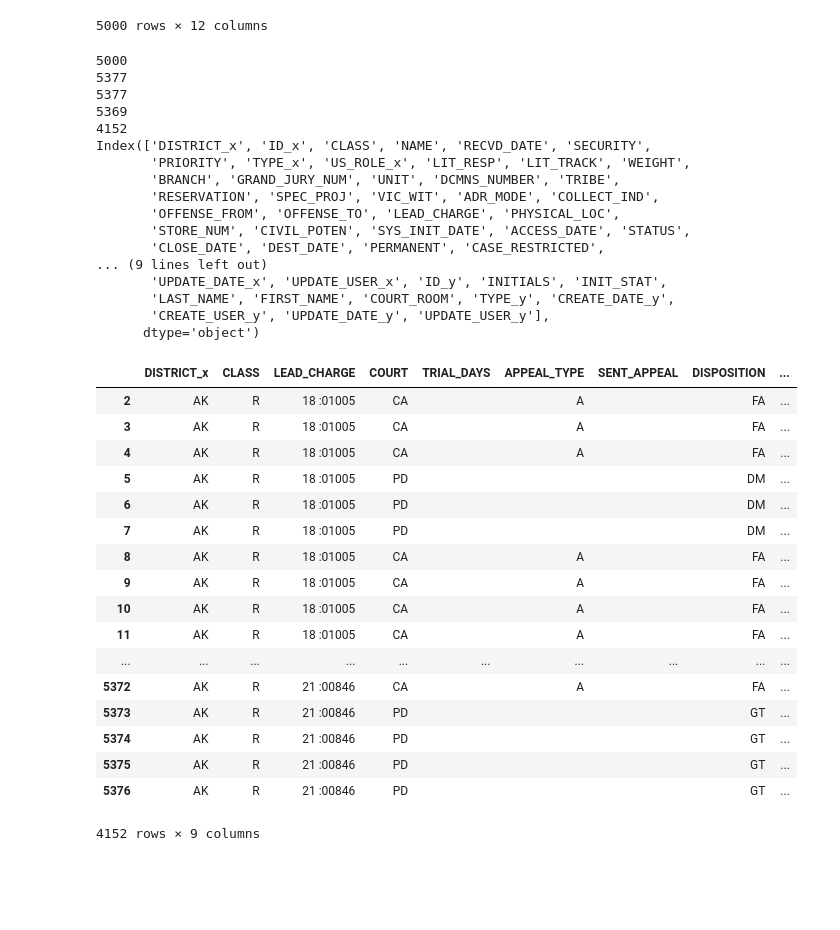
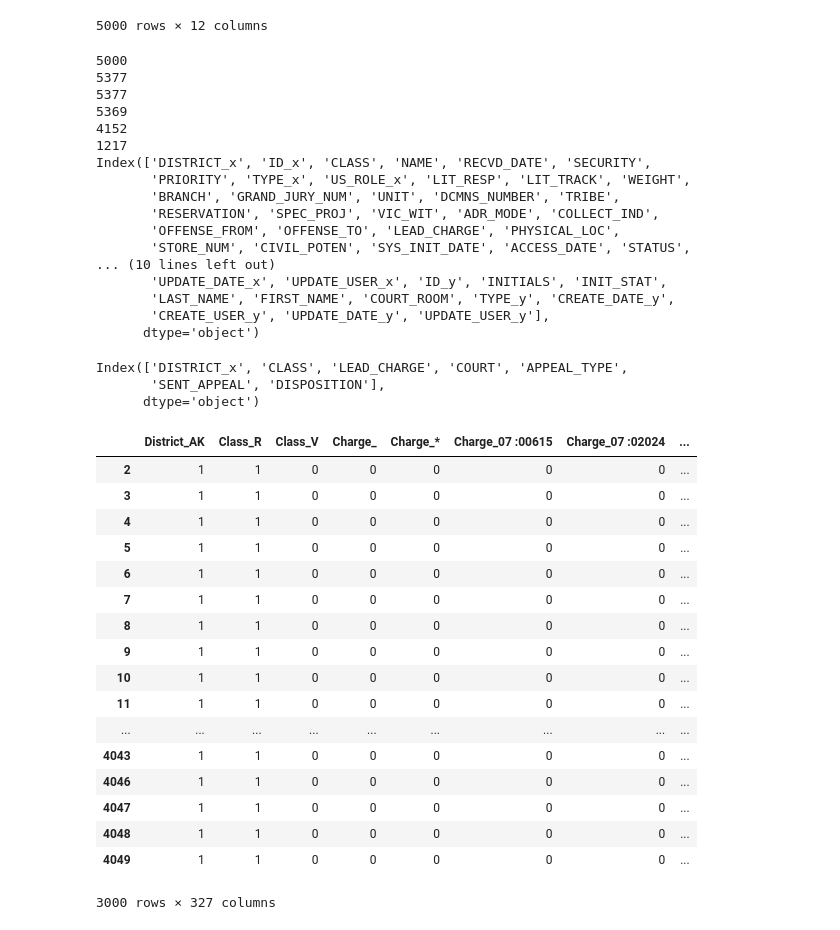
Before and after one commit to bgaudiosi/federal-prosecutors, a Jupyter notebook: project.ipynb, the cells around one changed output. Cells and saved outputs as stored; diff of their text form; code cells hidden in the pictures; blank space fills up the shorter version.

```diff
--- a/project.ipynb
+++ b/project.ipynb
@@ -66,7 +65,8 @@ withdisp_df = cases_hist_court_judge_df[cases_hist_court_judge_df.DISPOSITION !=
 print(len(withdisp_df))
 withdisp_reason_df = withdisp_df[withdisp_df.DISP_REASON1 != '']
 print(len(withdisp_reason_df))
-
+withoutdisp_reason_df = withdisp_df[withdisp_df.DISP_REASON1 == '']
+print(len(withoutdisp_reason_df))
 print(withdisp_reason_df.columns)
 # %% [output]
 5000
@@ -74,14 +74,14 @@ print(withdisp_reason_df.columns)
 5377
 5369
 4152
+1217
 Index(['DISTRICT_x', 'ID_x', 'CLASS', 'NAME', 'RECVD_DATE', 'SECURITY',
        'PRIORITY', 'TYPE_x', 'US_ROLE_x', 'LIT_RESP', 'LIT_TRACK', 'WEIGHT',
        'BRANCH', 'GRAND_JURY_NUM', 'UNIT', 'DCMNS_NUMBER', 'TRIBE',
        'RESERVATION', 'SPEC_PROJ', 'VIC_WIT', 'ADR_MODE', 'COLLECT_IND',
        'OFFENSE_FROM', 'OFFENSE_TO', 'LEAD_CHARGE', 'PHYSICAL_LOC',
        'STORE_NUM', 'CIVIL_POTEN', 'SYS_INIT_DATE', 'ACCESS_DATE', 'STATUS',
-       'CLOSE_DATE', 'DEST_DATE', 'PERMANENT', 'CASE_RESTRICTED',
-... (9 lines left out)
+... (10 lines left out)
        'UPDATE_DATE_x', 'UPDATE_USER_x', 'ID_y', 'INITIALS', 'INIT_STAT',
        'LAST_NAME', 'FIRST_NAME', 'COURT_ROOM', 'TYPE_y', 'CREATE_DATE_y',
        'CREATE_USER_y', 'UPDATE_DATE_y', 'UPDATE_USER_y'],
@@ -97,7 +97,7 @@ columns_to_drop = ['ID_x','NAME','RECVD_DATE','SECURITY','PRIORITY', 'TYPE_x', '
                    'CREATE_DATE_y', 'CREATE_USER_y', 'UPDATE_DATE_y','UPDATE_USER_y', 'DISTRICT', 'CRTHISID', 'ID_x', 'JUDGEID', \
                    'START_DATE', 'END_DATE', 'CREATE_DATE_x', 'CREATE_USER_x','UPDATE_DATE_x', 'UPDATE_USER_x', 'ID_y', 'INITIALS', \
                    'INIT_STAT','LAST_NAME', 'FIRST_NAME', 'COURT_ROOM', 'TYPE_y', 'CREATE_DATE_y','CREATE_USER_y', 'UPDATE_DATE_y','UPDATE_USER_y', \
-                   'CIVIL_POTEN','CASE_RESTRICTED','CRIMINAL_POTEN','TOT_VICTIMS']
+                   'CIVIL_POTEN','CASE_RESTRICTED','CRIMINAL_POTEN','TOT_VICTIMS','DECISION','TRIAL_DAYS']
 
 disp_reasons = ['VACA','VARM','RDAP','RDRR','REVA','REVR','OFPO','GWDA','DEPO','LECI','WKEV','WTPR']
 
@@ -112,23 +112,50 @@ for i in range(len(disp1)):
         misconduct.append(0)
 
 df_classify = withdisp_reason_df.drop(columns_to_drop, axis = 1)
-df_classify
+
+df_classify.columns
 # %% [output]
-|  | DISTRICT_x | CLASS | LEAD_CHARGE | COURT | TRIAL_DAYS | APPEAL_TYPE | SENT_APPEAL | DISPOSITION | ... |
-| 2 | AK | R | 18 :01005 | CA |  | A |  | FA | ... |
-| 3 | AK | R | 18 :01005 | CA |  | A |  | FA | ... |
-| 4 | AK | R | 18 :01005 | CA |  | A |  | FA | ... |
-| 5 | AK | R | 18 :01005 | PD |  |  |  | DM | ... |
-| 6 | AK | R | 18 :01005 | PD |  |  |  | DM | ... |
-| 7 | AK | R | 18 :01005 | PD |  |  |  | DM | ... |
-| 8 | AK | R | 18 :01005 | CA |  | A |  | FA | ... |
-| 9 | AK | R | 18 :01005 | CA |  | A |  | FA | ... |
-| 10 | AK | R | 18 :01005 | CA |  | A |  | FA | ... |
-| 11 | AK | R | 18 :01005 | CA |  | A |  | FA | ... |
-| ... | ... | ... | ... | ... | ... | ... | ... | ... | ... |
-| 5372 | AK | R | 21 :00846 | CA |  | A |  | FA | ... |
-| 5373 | AK | R | 21 :00846 | PD |  |  |  | GT | ... |
-| 5374 | AK | R | 21 :00846 | PD |  |  |  | GT | ... |
-| 5375 | AK | R | 21 :00846 | PD |  |  |  | GT | ... |
-| 5376 | AK | R | 21 :00846 | PD |  |  |  | GT | ... |
-4152 rows × 9 columns
+Index(['DISTRICT_x', 'CLASS', 'LEAD_CHARGE', 'COURT', 'APPEAL_TYPE',
+       'SENT_APPEAL', 'DISPOSITION'],
+      dtype='object')
+# %%
+df_district = pd.get_dummies(df_classify['DISTRICT_x'], prefix = 'District')
+df_class = pd.get_dummies(df_classify['CLASS'], prefix = 'Class')
+df_charge = pd.get_dummies(df_classify['LEAD_CHARGE'], prefix = 'Charge')
+df_court = pd.get_dummies(df_classify['COURT'], prefix = 'Court')
+df_appeal = pd.get_dummies(df_classify['APPEAL_TYPE'], prefix = 'Appeal')
+df_sent = pd.get_dummies(df_classify['SENT_APPEAL'], prefix = 'Sent')
+df_disposition = pd.get_dummies(df_classify['DISPOSITION'], prefix = 'Disposition')
+
+df_new = pd.concat([df_classify, df_district, df_class, df_charge, df_court, df_appeal, df_sent, df_disposition], axis=1)
+
+df_new = df_new.drop(['DISTRICT_x','CLASS','LEAD_CHARGE', 'COURT', 'APPEAL_TYPE','SENT_APPEAL','DISPOSITION'], axis=1)
+# %%
+#generate our train and test dataset
+m = 3000
+
+df_train = df_new.iloc[:m]
+df_test = df_new.iloc[m:]
+list_train = misconduct[:m]
+list_test = misconduct[m:]
+
+df_train
+# %% [output]
+|  | District_AK | Class_R | Class_V | Charge_ | Charge_* | Charge_07 :00615 | Charge_07 :02024 | ... |
+| 2 | 1 | 1 | 0 | 0 | 0 | 0 | 0 | ... |
+| 3 | 1 | 1 | 0 | 0 | 0 | 0 | 0 | ... |
+| 4 | 1 | 1 | 0 | 0 | 0 | 0 | 0 | ... |
+| 5 | 1 | 1 | 0 | 0 | 0 | 0 | 0 | ... |
+| 6 | 1 | 1 | 0 | 0 | 0 | 0 | 0 | ... |
+| 7 | 1 | 1 | 0 | 0 | 0 | 0 | 0 | ... |
+| 8 | 1 | 1 | 0 | 0 | 0 | 0 | 0 | ... |
+| 9 | 1 | 1 | 0 | 0 | 0 | 0 | 0 | ... |
+| 10 | 1 | 1 | 0 | 0 | 0 | 0 | 0 | ... |
+| 11 | 1 | 1 | 0 | 0 | 0 | 0 | 0 | ... |
+| ... | ... | ... | ... | ... | ... | ... | ... | ... |
+| 4043 | 1 | 1 | 0 | 0 | 0 | 0 | 0 | ... |
+| 4046 | 1 | 1 | 0 | 0 | 0 | 0 | 0 | ... |
+| 4047 | 1 | 1 | 0 | 0 | 0 | 0 | 0 | ... |
+| 4048 | 1 | 1 | 0 | 0 | 0 | 0 | 0 | ... |
+| 4049 | 1 | 1 | 0 | 0 | 0 | 0 | 0 | ... |
+3000 rows × 327 columns
```
Also changed, not shown: parts of 6 cells of this notebook.
